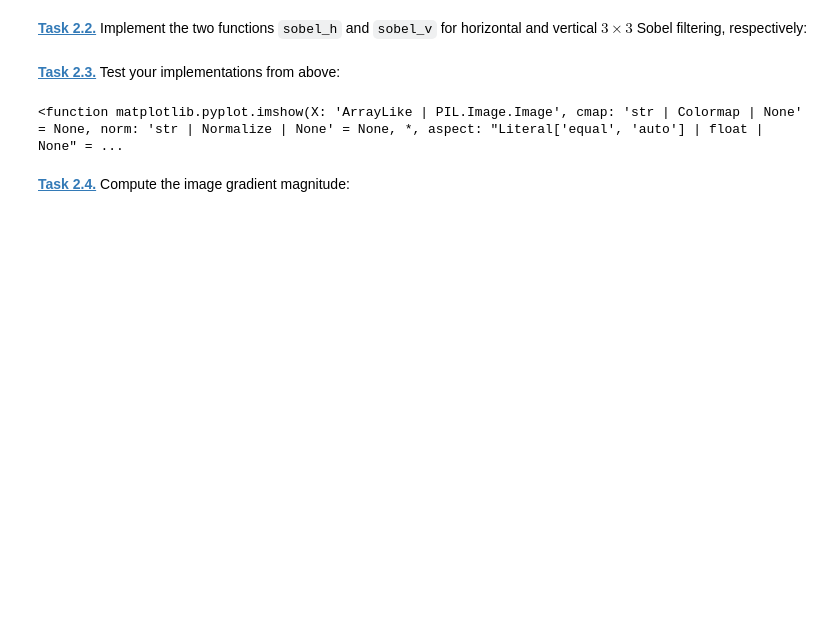
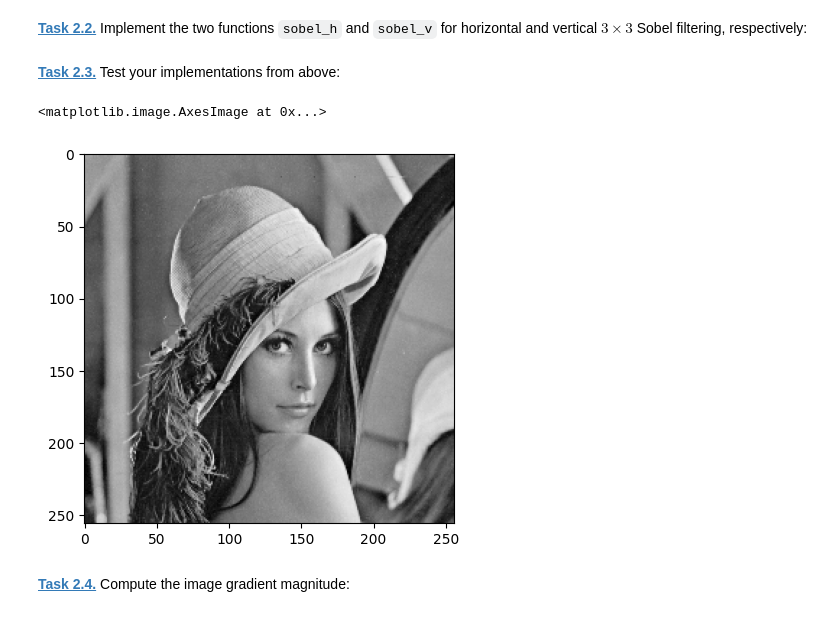
Before and after one commit to DavidLehmann004/Mobi-fs5-python, a Jupyter notebook: sobel.ipynb, the cells around one changed output. Drawn from its saved outputs; the diff is of its cells as text; code cells hidden in the pictures; blank space fills up the shorter version.

```diff
--- a/sobel.ipynb
+++ b/sobel.ipynb
@@ -24,7 +28,10 @@ def sobel_v(img):
 # %%
 gx = sobel_h(img)
 gy = sobel_v(gx)
+
+plt.imshow(img, cmap='gray')
 # %% [output]
-<function matplotlib.pyplot.imshow(X: 'ArrayLike | PIL.Image.Image', cmap: 'str | Colormap | None' = None, norm: 'str | Normalize | None' = None, *, aspect: "Literal['equal', 'auto'] | float | None" = ...
+<matplotlib.image.AxesImage at 0x...>
+[figure, added]
 # %% [markdown]
 **[Task 2.4.]()** Compute the image gradient magnitude:
```
Also changed, not shown: parts of 1 cell of this notebook, 2 other files.
